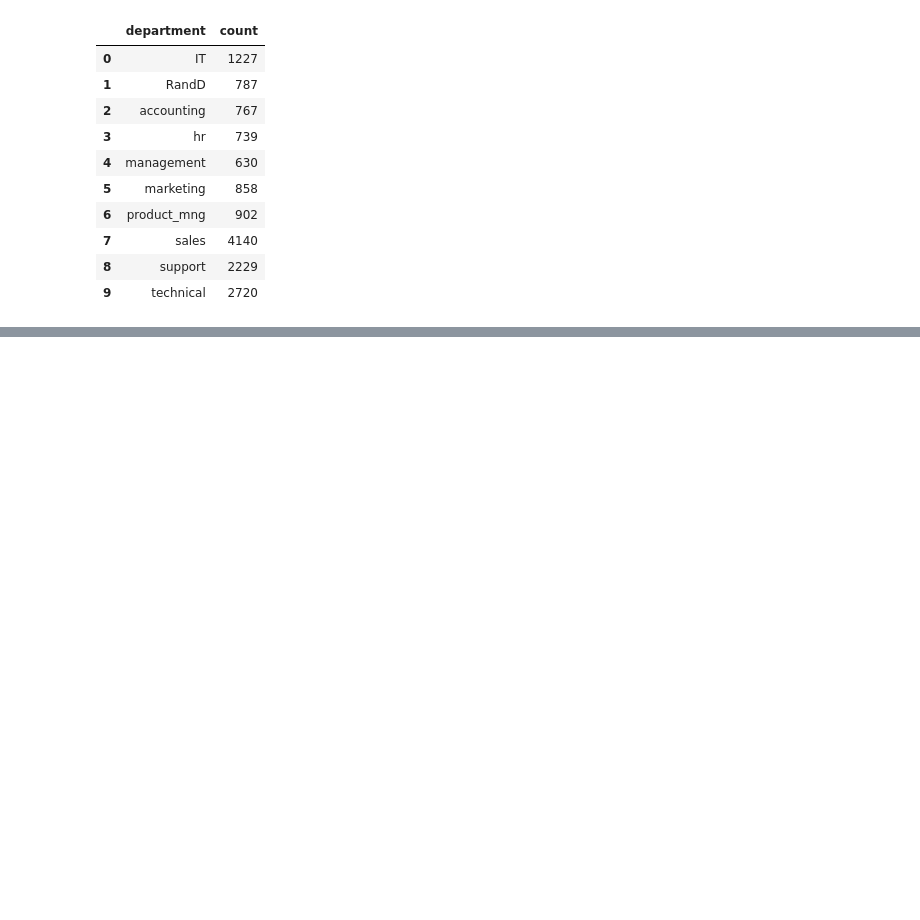
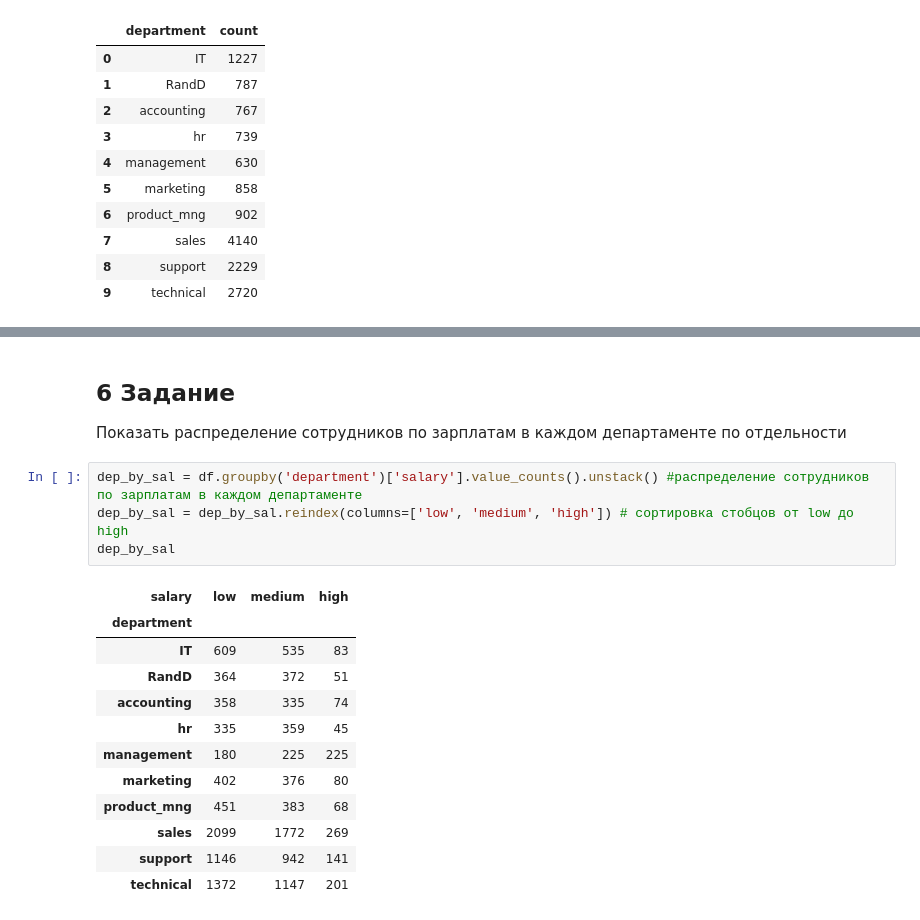
Before and after one commit to alex-punchenko/PyDa_Diplom_work, a Jupyter notebook: PyDa_Diplom.ipynb, the cells around one changed output, grey strips where cells are left out. Saved outputs shown, nothing was run; the diff lists cells and outputs as text; blank space fills up the shorter version.

```diff
--- a/PyDa_Diplom.ipynb
+++ b/PyDa_Diplom.ipynb
@@ -114,0 +134,21 @@ dep.rename(columns={0:'count'})
+# %% [markdown]
+## 6 Задание
+Показать распределение сотрудников по зарплатам в каждом
+департаменте по отдельности
+# %%
+dep_by_sal = df.groupby('department')['salary'].value_counts().unstack() #распределение сотрудников по зарплатам в каждом департаменте
+dep_by_sal = dep_by_sal.reindex(columns=['low', 'medium', 'high']) # сортировка стобцов от low до high
+dep_by_sal
+# %% [output]
+| salary | low | medium | high |
+| department |  |  |  |
+| IT | 609 | 535 | 83 |
+| RandD | 364 | 372 | 51 |
+| accounting | 358 | 335 | 74 |
+| hr | 335 | 359 | 45 |
+| management | 180 | 225 | 225 |
+| marketing | 402 | 376 | 80 |
+| product_mng | 451 | 383 | 68 |
+| sales | 2099 | 1772 | 269 |
+| support | 1146 | 942 | 141 |
+| technical | 1372 | 1147 | 201 |
```
Also changed, not shown: parts of 41 cells of this notebook.
